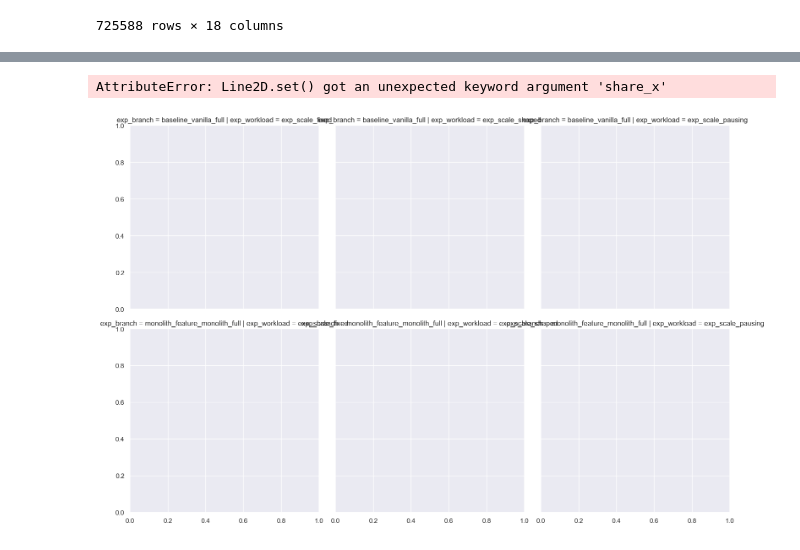
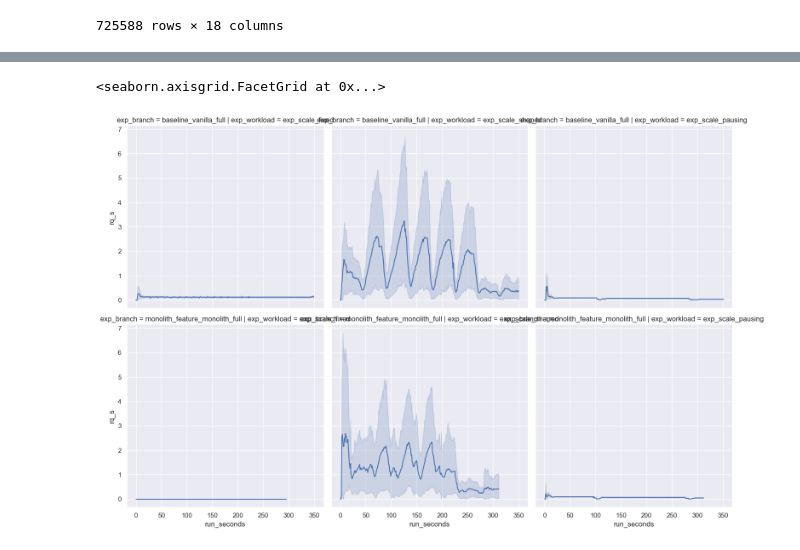
Before and after one commit to clue2-sose25/Clue2, a Jupyter notebook: eval6000.ipynb, the cells around one changed output, grey strips where cells are left out. Cells and saved outputs as stored; diff of their text form; code cells hidden in the pictures.

```diff
--- a/eval6000.ipynb
+++ b/eval6000.ipynb
@@ -263,0 +268,8 @@ exr.stats_history
+# %%
+# try to combine history and measurements, e.g. for CPU vs. rq/s
+
+exr.pods['run_seconds'] = exr.pods['run_time'].dt.total_seconds()
+
+run_starts = exr.stats_history.groupby(exr.RUN_VARS)['timestamp'].transform("min")
+exr.stats_history['run_seconds'] = exr.stats_history['timestamp'] - run_starts
+exr.stats_history
@@ -264,13 +290,12 @@ exr.stats_history
 # %%
 sns.relplot(
     kind="line",
     data=exr.stats_history,
-    x="timestamp",
+    x="run_seconds",
     y="rq_s",
     row="exp_branch",
     col="exp_workload",
-    share_x=False,
 )
 # %% [output]
-AttributeError: Line2D.set() got an unexpected keyword argument 'share_x'
+<seaborn.axisgrid.FacetGrid at 0x...>
-[figure, old version]
+[figure, new version]
```
Also changed, not shown: parts of 6 cells of this notebook.
